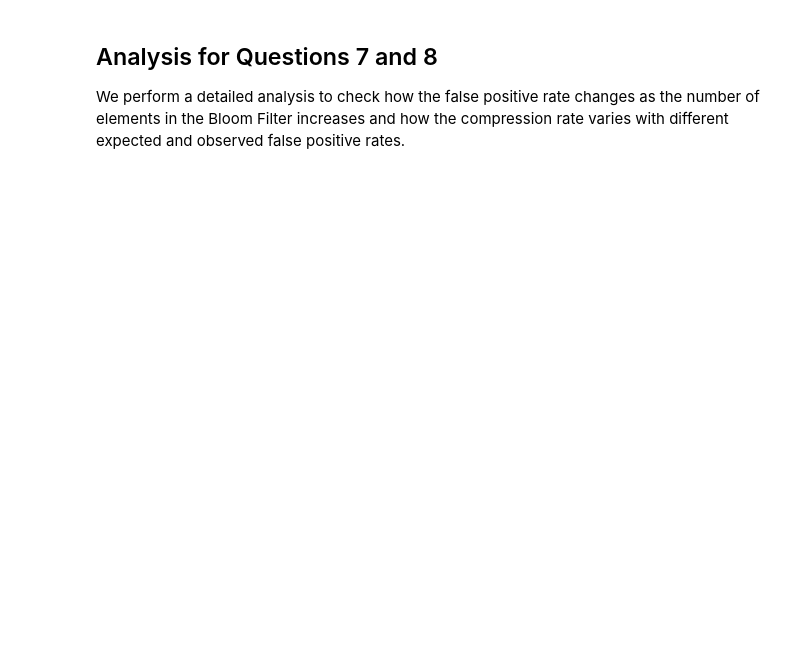
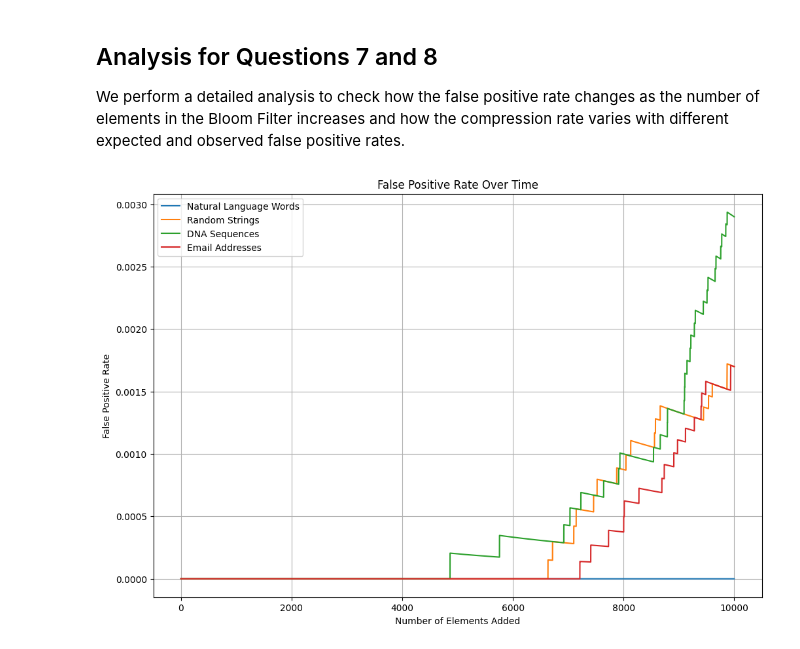
Before and after one commit to GuarraciPower/CoDS, a Jupyter notebook: BloomFilter.ipynb, the cells around one changed output. Saved outputs shown, nothing was run; the diff lists cells and outputs as text; code cells hidden in the pictures; blank space fills up the shorter version.

```diff
--- a/BloomFilter.ipynb
+++ b/BloomFilter.ipynb
@@ -597,7 +673,16 @@ if __name__ == "__main__":
 
 We perform a detailed analysis to check how the false positive rate changes as the number of elements in the Bloom Filter increases and how the compression rate varies with different expected and observed false positive rates.
 # %%
-# Analysis for Questions 7 and 8
+import os
+import json
+import numpy as np
+import matplotlib.pyplot as plt
+
+GROUP_SIZE = 1000  # Define the group size for averaging
+
+def random_string(length=10):
+    letters = string.ascii_lowercase
+    return ''.join(random.choice(letters) for i in range(length))
 
 def analyze_false_positive_rate(data, capacity, error_rate, hash_function='jenkins'):
     bf = BloomFilter(capacity, error_rate, hash_function)
@@ -648,66 +733,65 @@ def plot_false_positive_rate(results, title):
     for label, rates in results.items():
         plt.plot(rates, label=label)
     plt.title(title)
     plt.xlabel("Number of Elements Added")
     plt.ylabel("False Positive Rate")
     plt.legend()
     plt.grid(True)
     plt.savefig(f"results/{title.replace(' ', '_').lower()}.png")
-    plt.close()
+    plt.show()
 
 def plot_compression_rate(results, title, x_key, y_key):
     plt.figure(figsize=(12, 8))
     for result in results:
         plt.scatter(result[x_key], result[y_key], label=f"Capacity: {result['capacity']}, Error Rate: {result['error_rate']}")
     plt.title(title)
     plt.xlabel(x_key.replace('_', ' ').title())
     plt.ylabel(y_key.replace('_', ' ').title())
     plt.legend()
     plt.grid(True)
     plt.savefig(f"results/{title.replace(' ', '_').lower()}.png")
-    plt.close()
+    plt.show()
 
-def main():
-    capacity = 10000
-    error_rate = 0.01
-    num_elements = 15000  # Exceed the designed capacity to test false positive rate changes
+# Main analysis code
+capacity = 10000
+error_rate = 0.01
+num_elements = 15000  # Exceed the designed capacity to test false positive rate changes
 
-    data_files = {
-        "Natural Language Words": "data/natural_language_words.txt",
-        "Random Strings": "data/random_strings.txt",
-        "DNA Sequences": "data/dna_sequences.txt",
-        "Email Addresses": "data/email_addresses.txt"
-    }
+data_files = {
+    "Natural Language Words": "data/natural_language_words.txt",
+    "Random Strings": "data/random_strings.txt",
+    "DNA Sequences": "data/dna_sequences.txt",
+    "Email Addresses": "data/email_addresses.txt"
+}
 
-    results_q7 = {}
-    results_q8 = []
+results_q7 = {}
+results_q8 = []
 
-    os.makedirs("results", exist_ok=True)
+os.makedirs("results", exist_ok=True)
 
-    for data_type, file_path in data_files.items():
-        data = load_data(file_path)[:num_elements]  # Limit data to num_elements
+for data_type, file_path in data_files.items():
+    data = load_data(file_path)[:num_elements]  # Limit data to num_elements
 
-        # Question 7: False Positive Rate Analysis
-        results_q7[data_type] = analyze_false_positive_rate(data, capacity, error_rate, hash_function='jenkins')
+    # Question 7: False Positive Rate Analysis
+    results_q7[data_type] = analyze_false_positive_rate(data, capacity, error_rate, hash_function='jenkins')
 
-        # Question 8: Compression Rate Analysis
-        capacities = [5000, 10000, 20000]
-        error_rates = [0.001, 0.01]
-        results_q8.extend(analyze_compression_rate(data, capacities, error_rates, hash_function='jenkins'))
+    # Question 8: Compression Rate Analysis
+    capacities = [5000, 10000, 20000]
+    error_rates = [0.001, 0.01]
+    results_q8.extend(analyze_compression_rate(data, capacities, error_rates, hash_function='jenkins'))
 
-    # Plot results for Question 7
-    plot_false_positive_rate(results_q7, "False Positive Rate Over Time")
+# Plot results for Question 7
+plot_false_positive_rate(results_q7, "False Positive Rate Over Time")
 
-    # Plot results for Question 8
-    plot_compression_rate(results_q8, "Compression Rate vs Expected False Positives", 'error_rate', 'compression_rate')
-    plot_compression_rate(results_q8, "Compression Rate vs Observed False Positives", 'observed_false_positive_rate', 'compression_rate')
+# Plot results for Question 8
+plot_compression_rate(results_q8, "Compression Rate vs Expected False Positives", 'error_rate', 'compression_rate')
+plot_compression_rate(results_q8, "Compression Rate vs Observed False Positives", 'observed_false_positive_rate', 'compression_rate')
 
-    # Save results to JSON for further inspection
-    with open("results/q7_results.json", "w") as file:
-        json.dump(results_q7, file, indent=4)
+# Save results to JSON for further inspection
+with open("results/q7_results.json", "w") as file:
+    json.dump(results_q7, file, indent=4)
 
-    with open("results/q8_results.json", "w") as file:
-        json.dump(results_q8, file, indent=4)
-
-if __name__ == "__main__":
-    main()
+with open("results/q8_results.json", "w") as file:
+    json.dump(results_q8, file, indent=4)
+# %% [output]
+[figure, added]
```
Also changed, not shown: parts of 4 cells of this notebook.
